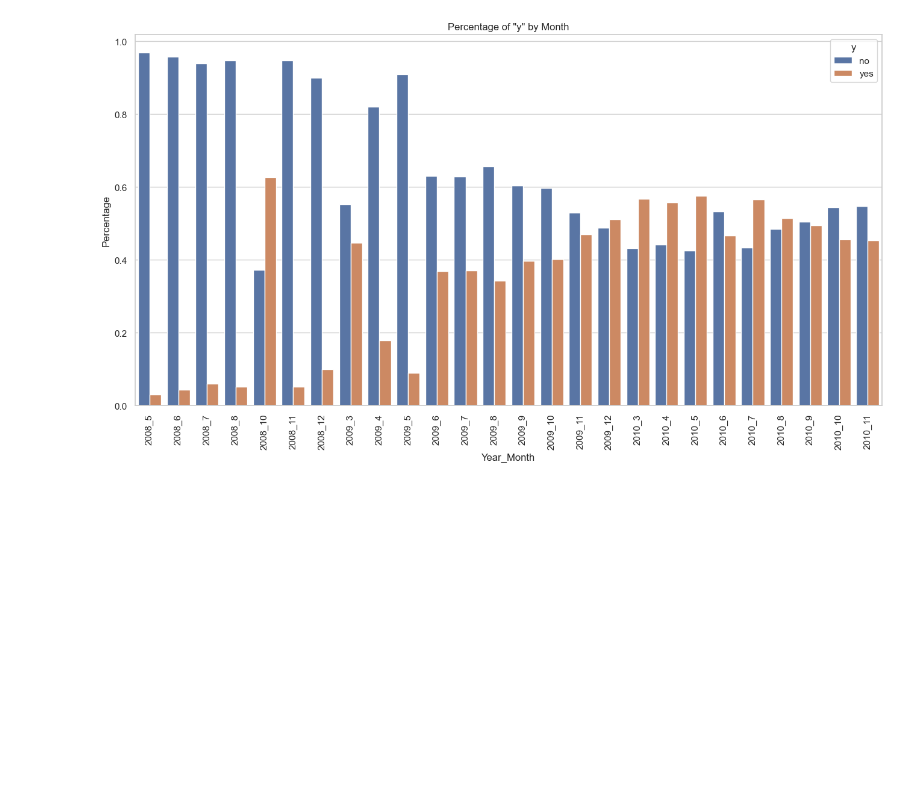
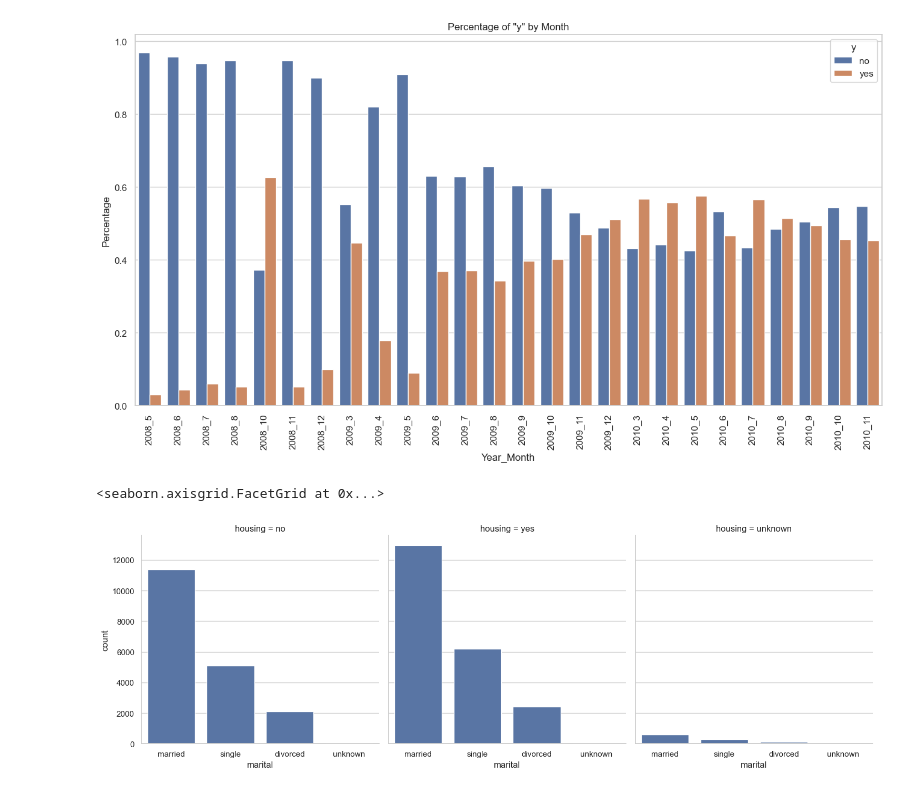
Before and after one commit to PostaElio/ICARO-Data-Science-Projects, a Jupyter notebook: Sprint_1/Sprint_1.ipynb, the cells around one changed output. Saved outputs shown, nothing was run; the diff lists cells and outputs as text; code cells hidden in the pictures; blank space fills up the shorter version.

```diff
--- a/Sprint_1/Sprint_1.ipynb
+++ b/Sprint_1/Sprint_1.ipynb
@@ -502,3 +496,9 @@ plt.xticks(rotation=90)
 plt.show()
 # %% [output]
 [figure]
+# %%
+import seaborn as sns
+sns.catplot(x='marital', col='housing', kind='count', data=data) #hay que verlo porcentualmente pq los datos también están desbalanceados.
+# %% [output]
+<seaborn.axisgrid.FacetGrid at 0x...>
+[figure, added]
```
Also changed, not shown: parts of 2 cells of this notebook.
